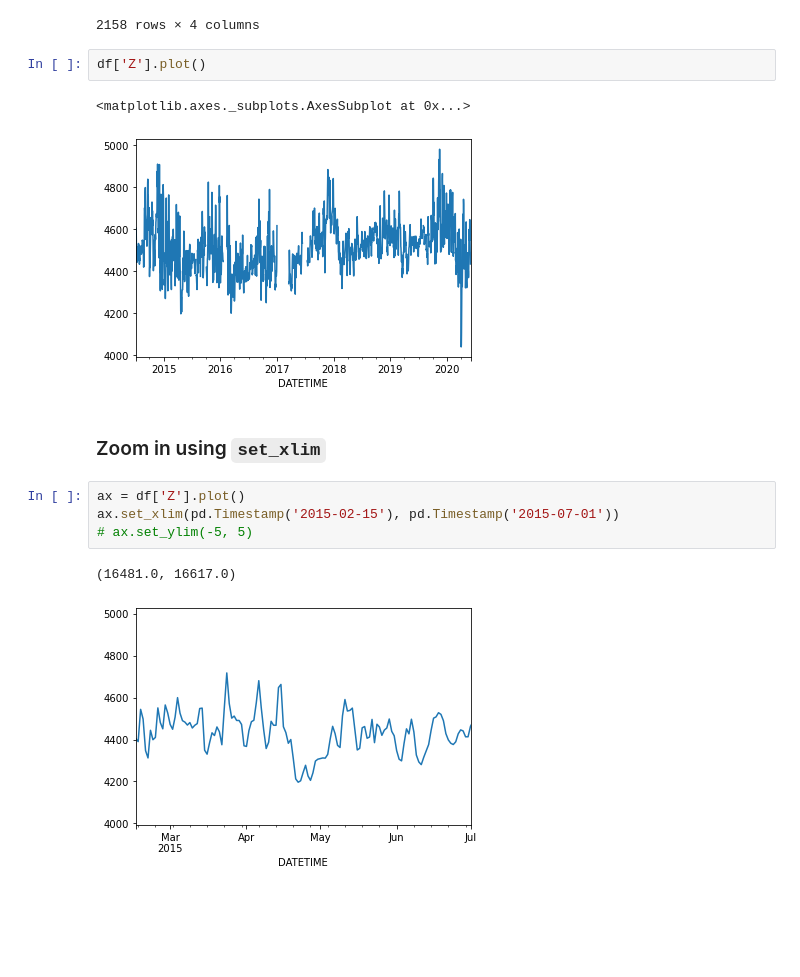
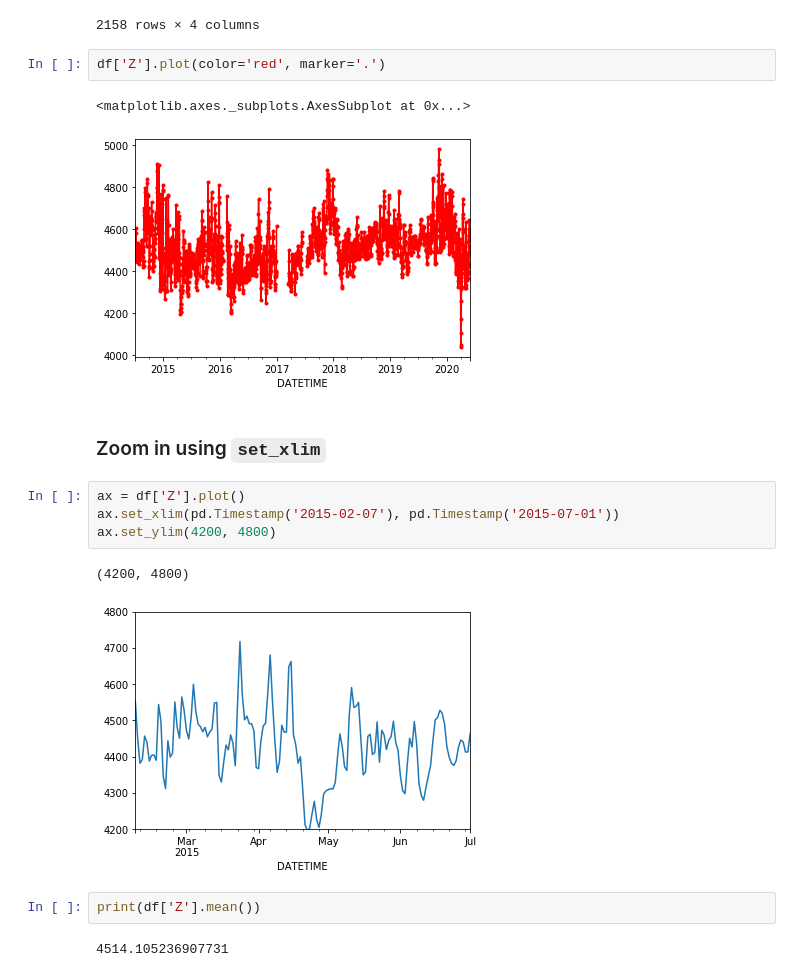
Before and after one commit to ldeo-arctictides/tidegauges-historical, a Jupyter notebook: test_read_pmsml.ipynb, the cells around one changed output. Drawn from its saved outputs; the diff is of its cells as text; blank space fills up the shorter version.

```diff
--- a/test_read_pmsml.ipynb
+++ b/test_read_pmsml.ipynb
@@ -142,16 +142,20 @@ df
 | 2020-05-31 | 2020 | 5 | 31 | 4434.0 |
 2158 rows × 4 columns
 # %%
-df['Z'].plot()
+df['Z'].plot(color='red', marker='.')
 # %% [output]
 <matplotlib.axes._subplots.AxesSubplot at 0x...>
-[figure, old version]
+[figure, new version]
 # %% [markdown]
 ### Zoom in using `set_xlim`
 # %%
 ax = df['Z'].plot()
-ax.set_xlim(pd.Timestamp('2015-02-15'), pd.Timestamp('2015-07-01'))
-# ax.set_ylim(-5, 5)
+ax.set_xlim(pd.Timestamp('2015-02-07'), pd.Timestamp('2015-07-01'))
+ax.set_ylim(4200, 4800)
 # %% [output]
-(16481.0, 16617.0)
+(4200, 4800)
-[figure, old version]
+[figure, new version]
+# %%
+print(df['Z'].mean())
+# %% [output]
+4514.105236907731
```
Also changed, not shown: parts of 5 cells of this notebook, 4 other files.
